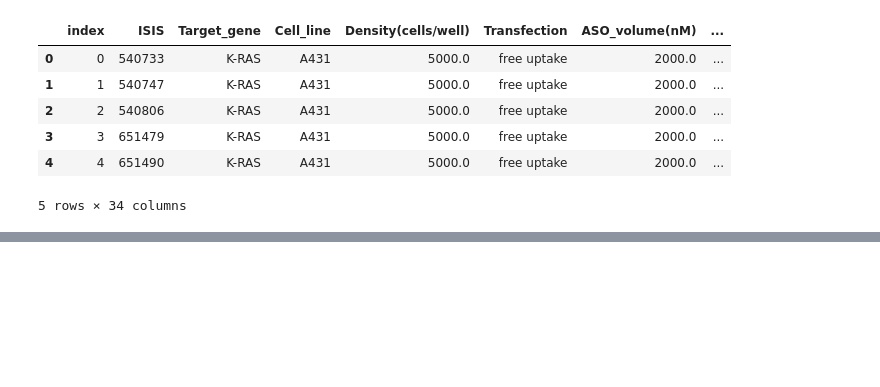
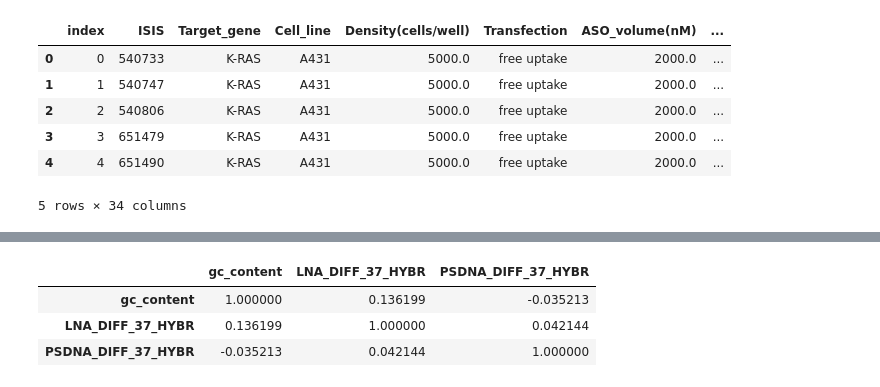
Before and after one commit to RedPenguin100/TAUSO, a Jupyter notebook: notebooks/features/hybridization/Hybridization calc.ipynb, the cells around one changed output, grey strips where cells are left out. Cells and saved outputs as stored; diff of their text form; code cells hidden in the pictures; blank space fills up the shorter version.

```diff
--- a/notebooks/features/hybridization/Hybridization calc.ipynb
+++ b/notebooks/features/hybridization/Hybridization calc.ipynb
@@ -171,0 +220,6 @@ New MI Score: 0.0586
+# %%
+from tauso.new_model.data_handling import get_populate_fold
+
+
+fold_variants = [(40, 15)]
+all_data_human_gene = get_populate_fold(all_data_human_gene, genes_u, gene_to_data, fold_variants=fold_variants)
@@ -293 +378,9 @@ from notebooks.utils.print import print_correlations
 print_correlations(filtered_df, 'TOTAL_PSDNA', 'MOE_HYBRIDIZATION')
+# %%
+correlation = filtered_df[['gc_content', 'LNA_DIFF_37_HYBR', 'PSDNA_DIFF_37_HYBR']].corr()
+correlation
+# %% [output]
+|  | gc_content | LNA_DIFF_37_HYBR | PSDNA_DIFF_37_HYBR |
+| gc_content | 1.000000 | 0.136199 | -0.035213 |
+| LNA_DIFF_37_HYBR | 0.136199 | 1.000000 | 0.042144 |
+| PSDNA_DIFF_37_HYBR | -0.035213 | 0.042144 | 1.000000 |
```
Also changed, not shown: parts of 10 cells of this notebook, 8 other files.
